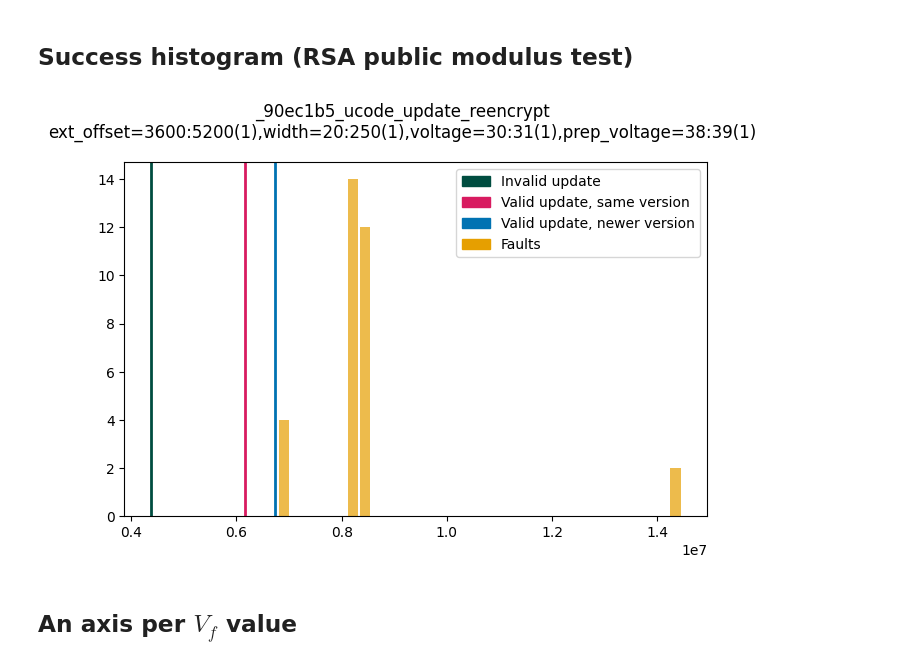
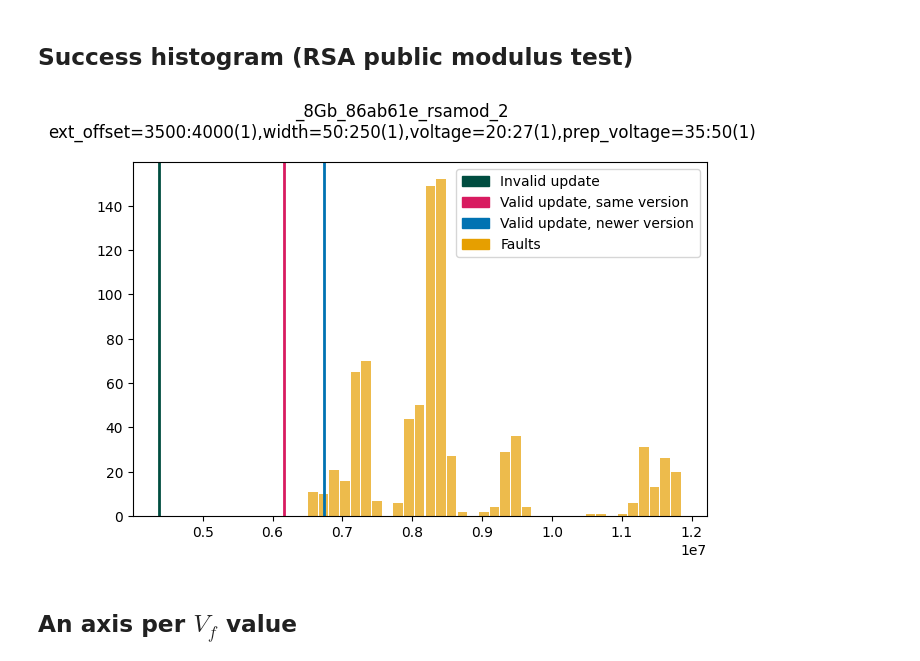
Before and after one commit to ceres-c/VU-Thesis, a Jupyter notebook: notebooks/plot_from_db.ipynb, the cells around one changed output. Cells and saved outputs as stored; diff of their text form; code cells hidden in the pictures.

```diff
--- a/notebooks/plot_from_db.ipynb
+++ b/notebooks/plot_from_db.ipynb
@@ -1,6 +1,4 @@
 # %%
-DB_NAME = 'glitch2.db'
-
 import os
 import pathlib
 import sqlite3
@@ -14,8 +12,7 @@ import numpy as np
 
 sys.path.append(str(pathlib.Path(os.getcwd()).parent))
 from picocoder_py import GlitchResult
-conn = sqlite3.connect(f'file:{DB_NAME}?mode=ro', uri=True)
-c = conn.cursor()
+c: sqlite3.Cursor = None # type: ignore
 
 MARKER = 's' # Square
 color_mapper_half_succ_yellow = { # Go from 6 different markers/colors to 3 for better visibility once we have a lot of data
@@ -353,35 +367,36 @@ def plot_hist_rsa_modulus(data_source_table: str, png_export: bool):
 		print('No time column found, run this on rsa modulus tests')
 		return
 
 	times = []
 	for row in rows:
 		row_dict = dict(zip(columns, row))
 		if row_dict['time'] < 70000000: # Remove outliers
 			times.append(row_dict['time'])
 
 	h = ax.hist(times, bins=35, color='#E69F00', alpha=0.7, rwidth=0.9)
 	ax.axvline(x=4375591, color='#004D40', label='Invalid update', linewidth=2)
 	ax.axvline(x=6160509, color='#D81B60', label='Valid update, same version', linewidth=2)
 	ax.axvline(x=6740000, color='#0072B2', label='Valid update, newer version', linewidth=2)
 
 	# Add legend
 	handles, labels = ax.get_legend_handles_labels()
 	handles = [Rectangle((0,0),1,1,color=h.get_markerfacecolor()) for h in handles] # Make the legend markers rectangles
 	handles.append(Rectangle((0,0),1,1,color='#E69F00'))
 	labels.append('Faults')
 	ax.legend(handles, labels)
 
 	if png_export:
 		png_filename = f'{data_source_table}_hist.png'
 		print(f'Exporting to {png_filename}...')
 		plt.savefig(png_filename, format='png', bbox_inches='tight', transparent=True, dpi=300)
 	else:
 		plt.show()
 
 # plot_hist_rsa_modulus('_99074c0_ucode_update_signed', False)
-plot_hist_rsa_modulus('_90ec1b5_ucode_update_reencrypt', False)
+# plot_hist_rsa_modulus('_90ec1b5_ucode_update_reencrypt', False)
+plot_hist_rsa_modulus('_8Gb_86ab61e_rsamod_2', False)
 # %% [output]
-[figure, old version]
+[figure, new version]
 # %% [markdown]
 ## An axis per $V_f$ value
 # %%
```
Also changed, not shown: parts of 1 cell of this notebook.
